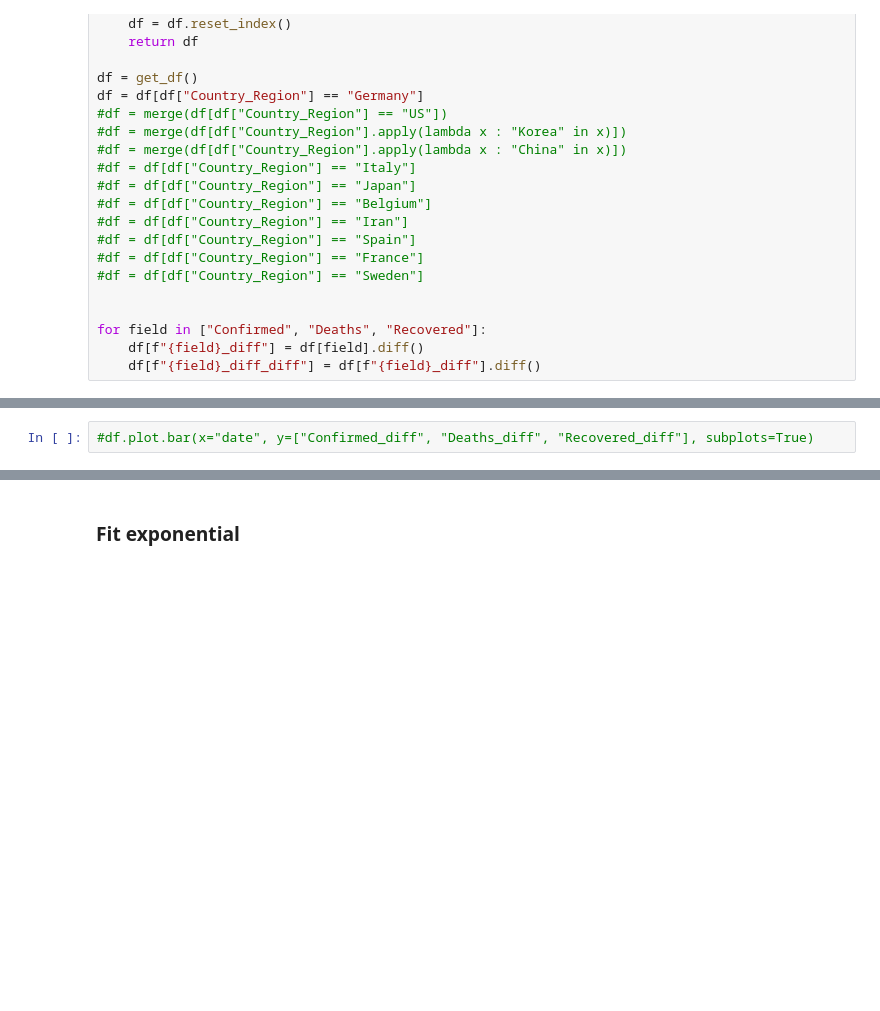
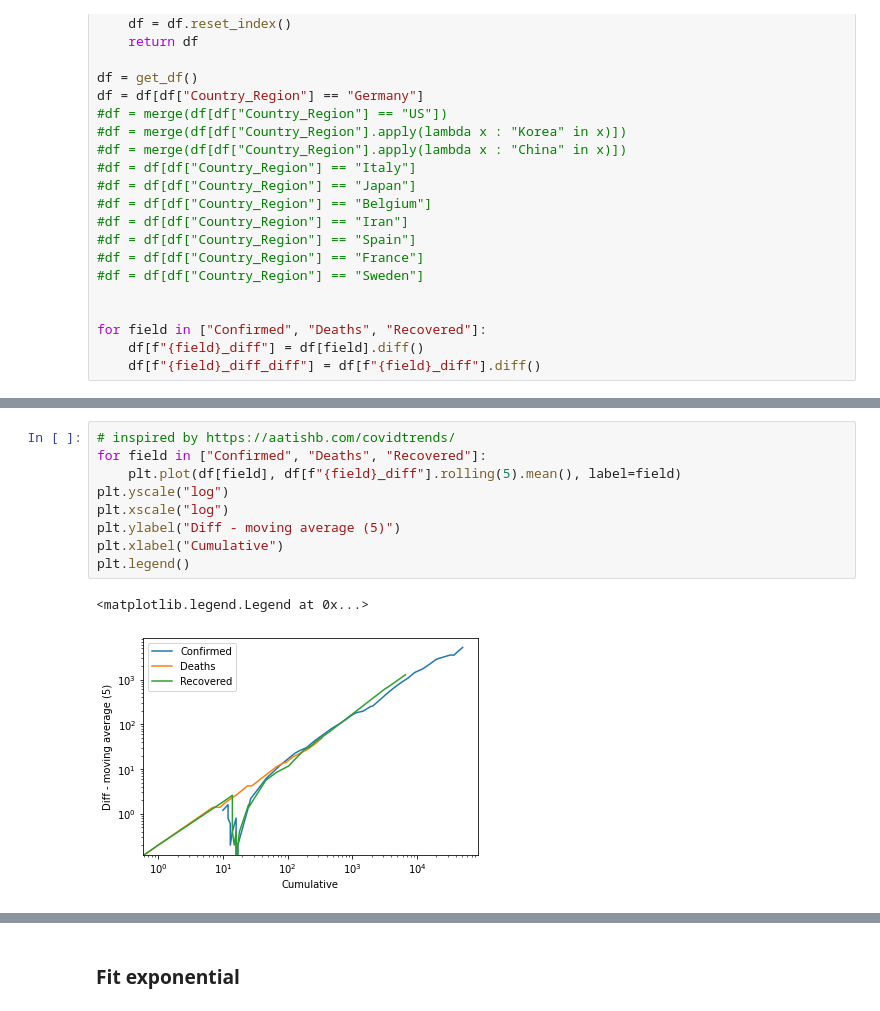
Before and after one commit to nikoladze/COVID-19, a Jupyter notebook: plot.ipynb, the cells around one changed output, grey strips where cells are left out. Cells and saved outputs as stored; diff of their text form; blank space fills up the shorter version.

```diff
--- a/plot.ipynb
+++ b/plot.ipynb
@@ -83,2 +84,12 @@ ax.set_yscale("log")
-# %%
-#df.plot.bar(x="date", y=["Confirmed_diff", "Deaths_diff", "Recovered_diff"], subplots=True)
+# %%
+# inspired by https://aatishb.com/covidtrends/
+for field in ["Confirmed", "Deaths", "Recovered"]:
+    plt.plot(df[field], df[f"{field}_diff"].rolling(5).mean(), label=field)
+plt.yscale("log")
+plt.xscale("log")
+plt.ylabel("Diff - moving average (5)")
+plt.xlabel("Cumulative")
+plt.legend()
+# %% [output]
+<matplotlib.legend.Legend at 0x...>
+[figure, added]
```
Also changed, not shown: parts of 15 cells of this notebook.
